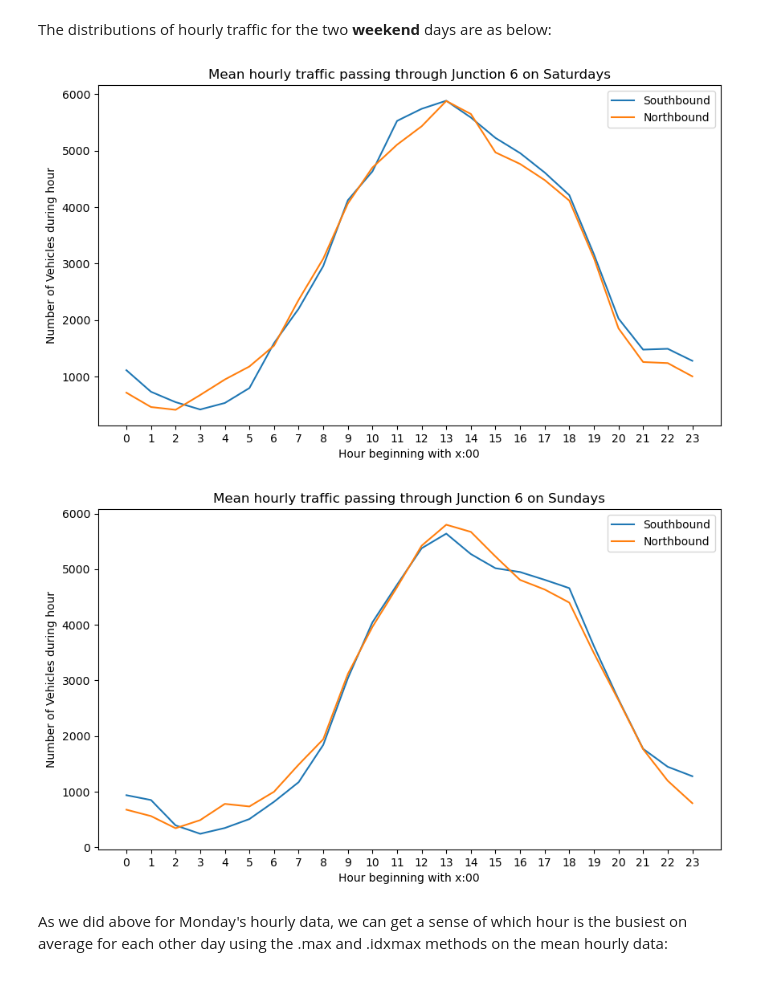
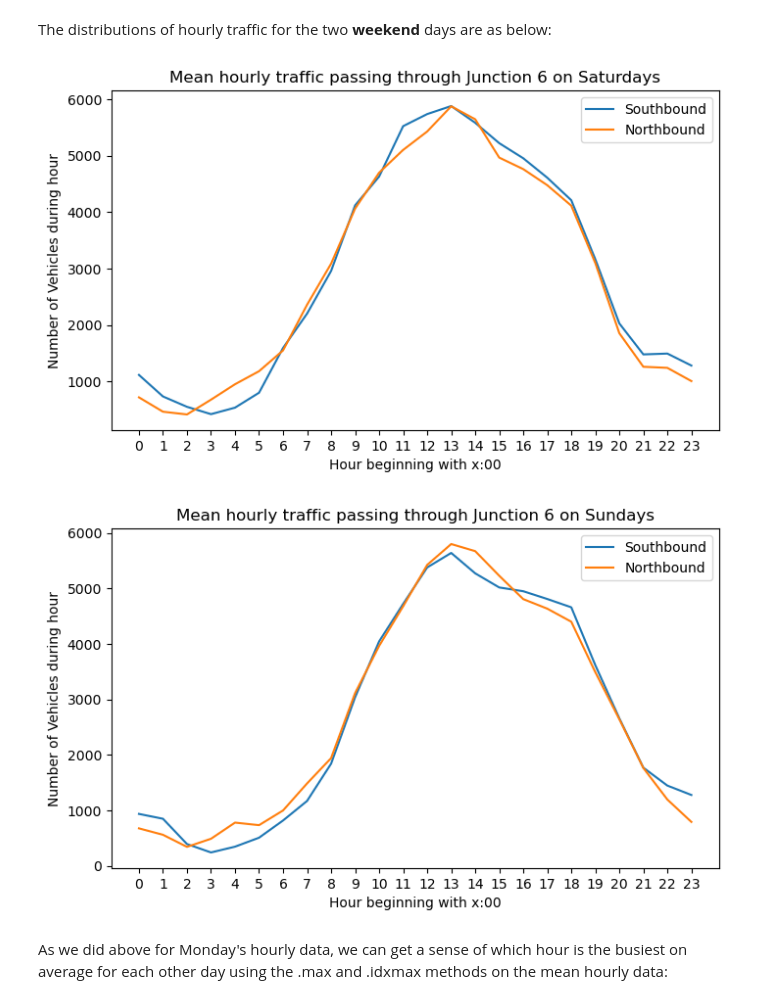
Before and after one commit to jmce22/pfda_project1, a Jupyter notebook: pfda_project1.ipynb, the cells around one changed output. Drawn from its saved outputs; the diff is of its cells as text; code cells hidden in the pictures.

```diff
--- a/pfda_project1.ipynb
+++ b/pfda_project1.ipynb
@@ -244,28 +253,28 @@ plt.show()
 # %% [markdown]
 The distributions of hourly traffic for the two **weekend** days are as below:
 # %%
-plt.figure(figsize=(10,5.5))
+plt.figure(figsize=(8,4.5))
 plt.plot(mean_sat_s_hourly, label = 'Southbound')
 plt.plot(mean_sat_n_hourly, label = 'Northbound')
 plt.xlabel('Hour beginning with x:00')
 plt.xticks(np.arange(24))
 plt.ylabel('Number of Vehicles during hour')
 plt.title('Mean hourly traffic passing through Junction 6 on Saturdays')
 plt.legend(["Southbound", "Northbound"], loc ="upper right")
 plt.show()
 
-plt.figure(figsize=(10,5.5))
+plt.figure(figsize=(8,4.5))
 plt.plot(mean_sun_s_hourly, label = 'Southbound')
 plt.plot(mean_sun_n_hourly, label = 'Northbound')
 plt.xlabel('Hour beginning with x:00')
 plt.xticks(np.arange(24))
 plt.ylabel('Number of Vehicles during hour')
 plt.title('Mean hourly traffic passing through Junction 6 on Sundays')
 plt.legend(["Southbound", "Northbound"], loc ="upper right")
 plt.show()
 # %% [output]
-[figure, old version]
+[figure, new version]
-[figure, old version]
+[figure, new version]
 # %% [markdown]
 As we did above for Monday's hourly data, we can get a sense of which hour is the busiest on average for each other day using the .max and .idxmax methods on the mean hourly data:
 # %%
```
Also changed, not shown: parts of 20 cells of this notebook, 3 other files.
